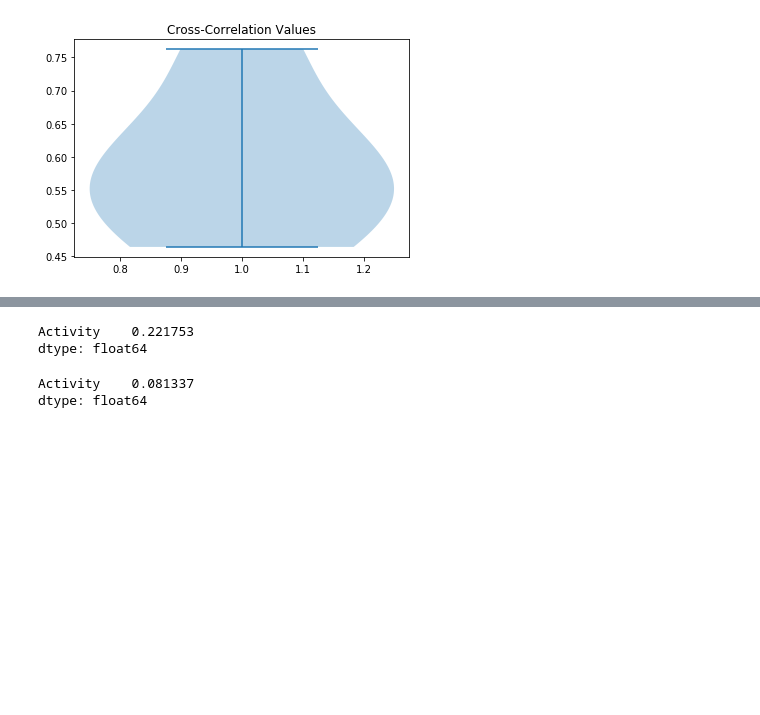
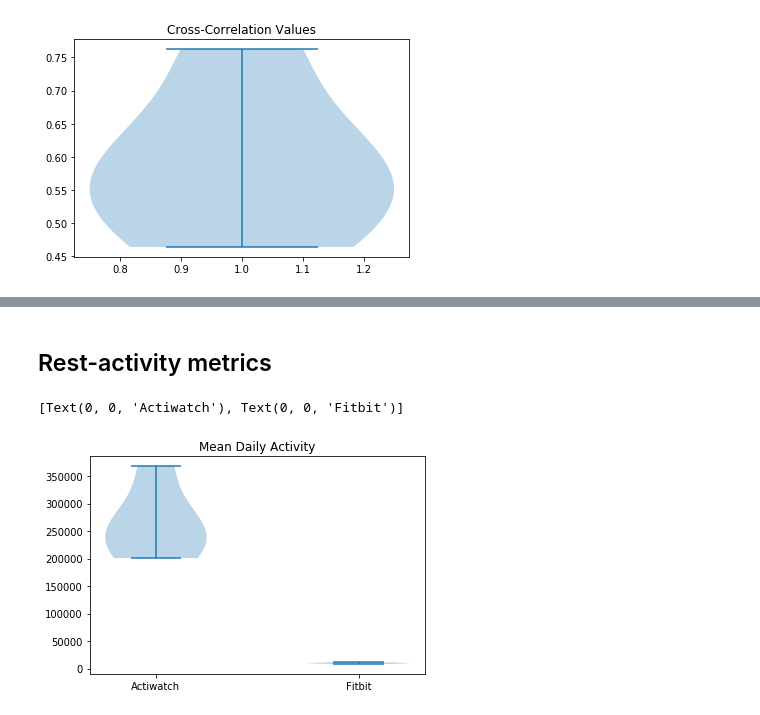
Before and after one commit to mcmahonmc/wearables, a Jupyter notebook: Fitbit Actiwatch Time Series Correlation.ipynb, the cells around one changed output, grey strips where cells are left out. Drawn from its saved outputs; the diff is of its cells as text; code cells hidden in the pictures; blank space fills up the shorter version.

```diff
--- a/Fitbit Actiwatch Time Series Correlation.ipynb
+++ b/Fitbit Actiwatch Time Series Correlation.ipynb
@@ -259,6 +309,7 @@ def crosscorr(datax, datay, lag=0, wrap=False):
         return datax.corr(datay.shift(lag))
 
 cc = []
+metrics = []
 
 for f in act_files:
     subject = str.split(f, "act_files/")[1][0:5]
@@ -301,7 +352,12 @@ for f in act_files:
         rs = [crosscorr(d1,d2, lag) for lag in range(-int(minutes*fpm),int(minutes*fpm+1))]
         offset = np.ceil(len(rs)/2)-np.argmax(rs)
 
-        cc.append([max(rs), offset])
+        daily_ac = average_daily_total_activity(df)
+        IS = interdaily_stability(df)
+        IV = intradaily_variability(df)
+
+        cc.append([subject, max(rs), offset])
+        metrics.append([daily_ac, IS, IV])
 # %% [output]
 10011
 [0]
@@ -376,10 +390,0 @@ fit = fit[['Time', 'Activity']]
-# %%
-_interdaily_stability(fit)
-# %% [output]
-Activity    0.221753
-dtype: float64
-# %%
-_intradaily_variability(fit)
-# %% [output]
-Activity    0.081337
-dtype: float64
@@ -387,0 +391,11 @@ dtype: float64
+# %% [markdown]
+## Rest-activity metrics
+# %%
+fig, ax = plt.subplots()
+ax.set_title('Mean Daily Activity')
+ax.violinplot(np.array(metrics)[:,0].astype(np.float))
+ax.set_xticks([1, 2])
+ax.set_xticklabels(['Actiwatch', 'Fitbit'])
+# %% [output]
+[Text(0, 0, 'Actiwatch'), Text(0, 0, 'Fitbit')]
+[figure, added]
```
Also changed, not shown: parts of 22 cells of this notebook, 1 other file.
